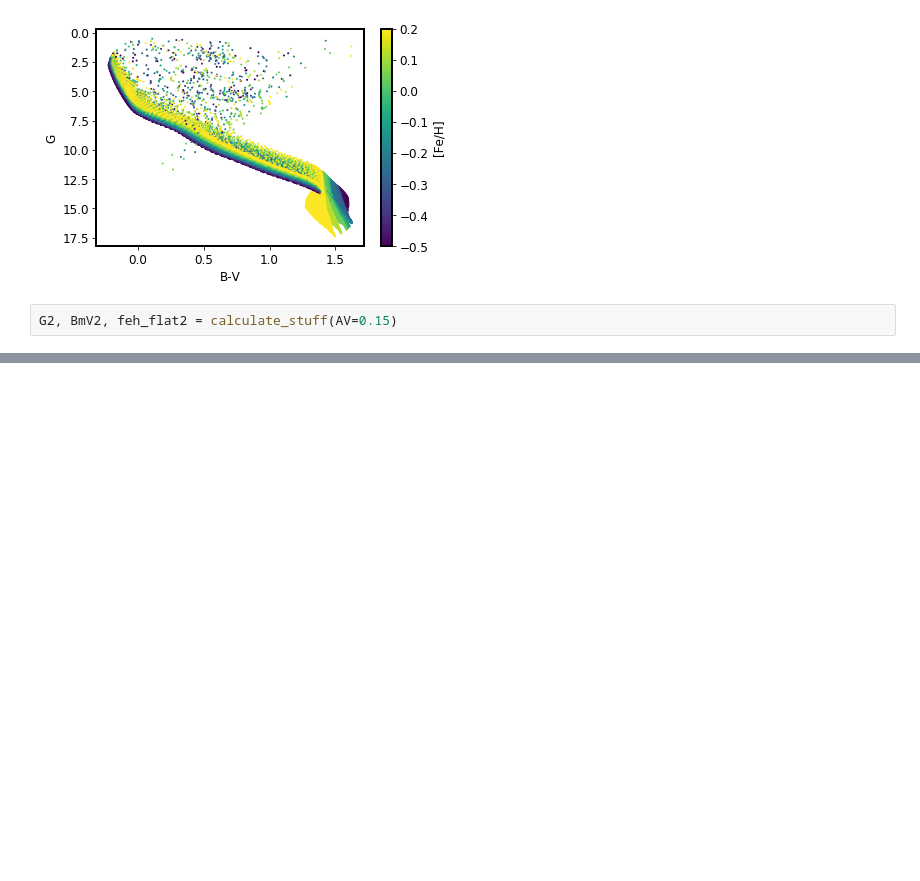
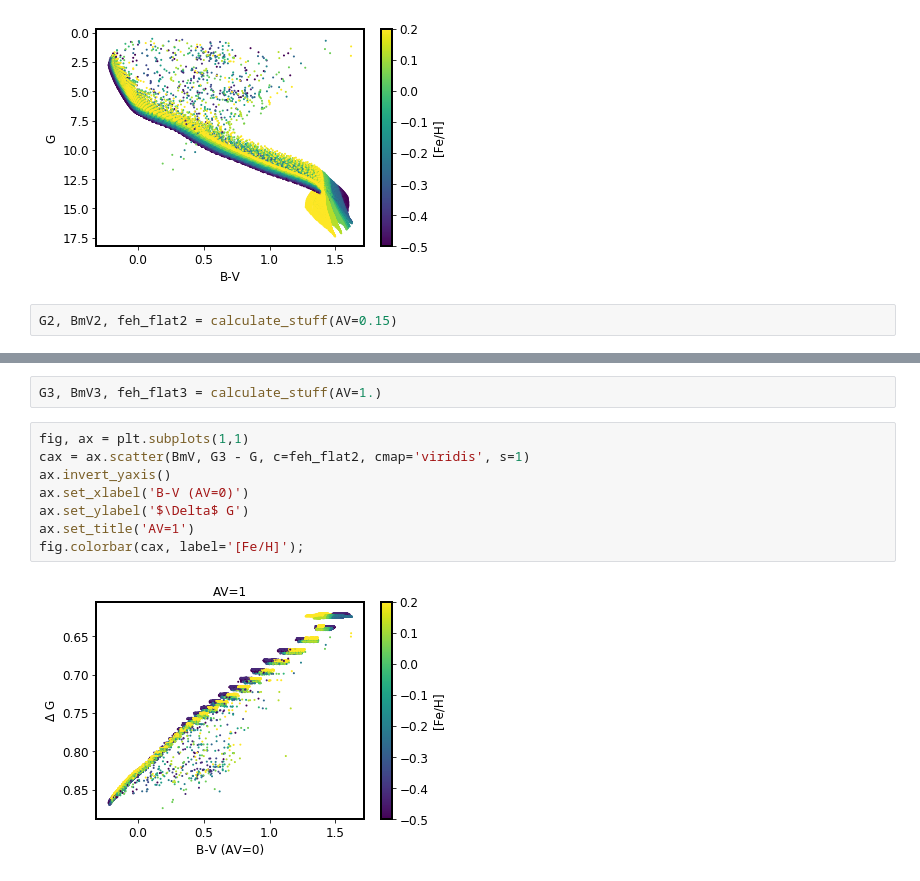
Before and after one commit to timothydmorton/isochrones, a Jupyter notebook: notebooks/G-band-dust.ipynb, the cells around one changed output, grey strips where cells are left out. Drawn from its saved outputs; the diff is of its cells as text; blank space fills up the shorter version.

```diff
--- a/notebooks/G-band-dust.ipynb
+++ b/notebooks/G-band-dust.ipynb
@@ -63,0 +67,12 @@ fig.colorbar(cax, label='[Fe/H]');
+# %%
+G3, BmV3, feh_flat3 = calculate_stuff(AV=1.)
+# %%
+fig, ax = plt.subplots(1,1)
+cax = ax.scatter(BmV, G3 - G, c=feh_flat2, cmap='viridis', s=1)
+ax.invert_yaxis()
+ax.set_xlabel('B-V (AV=0)')
+ax.set_ylabel('$\Delta$ G')
+ax.set_title('AV=1')
+fig.colorbar(cax, label='[Fe/H]');
+# %% [output]
+[figure, added]
```
Also changed, not shown: parts of 2 cells of this notebook.
